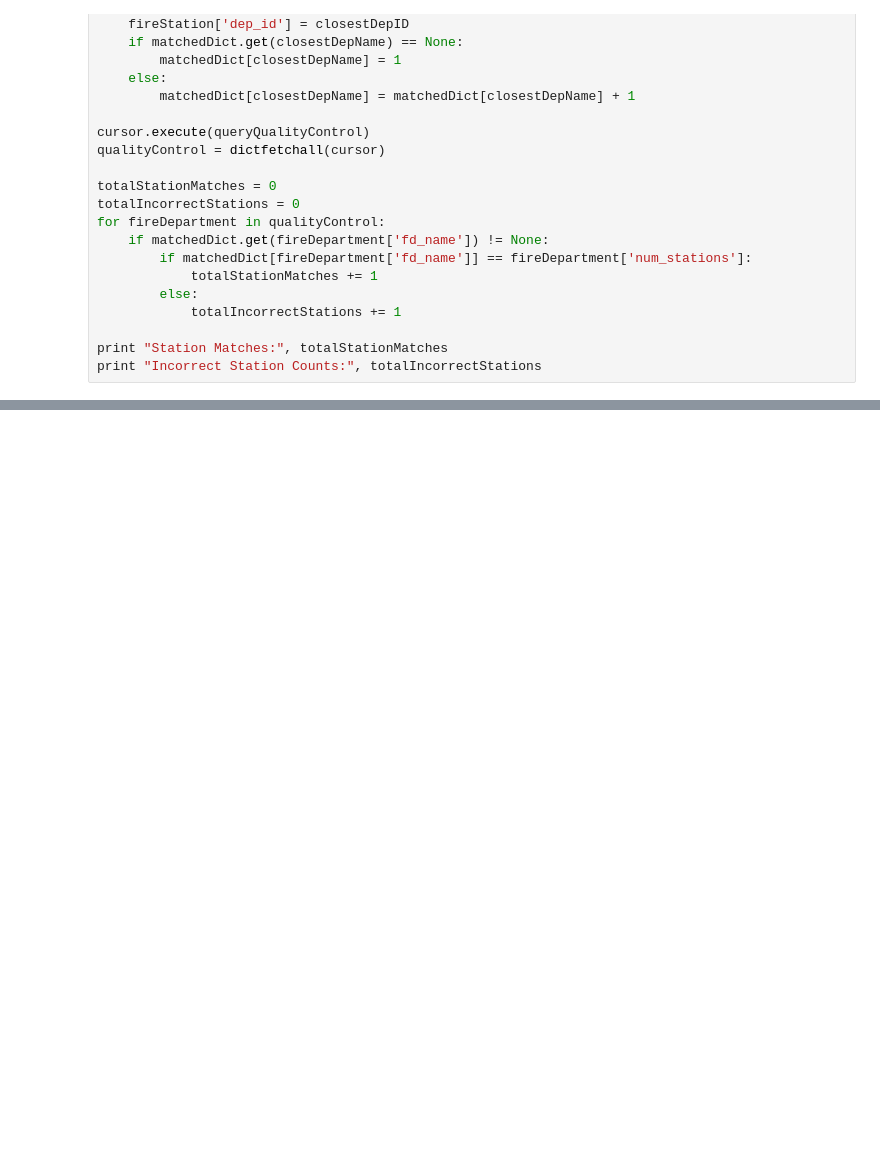
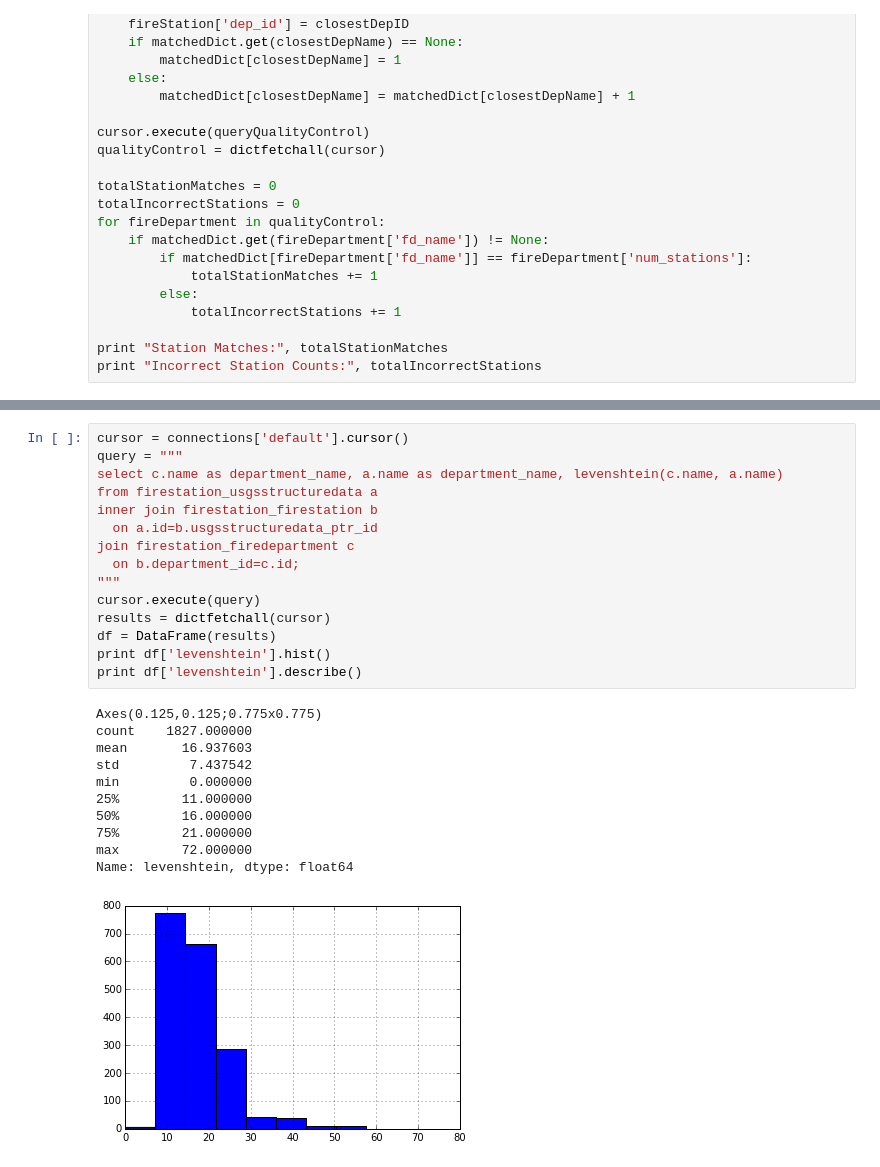
Before and after one commit to FireCARES/firecares, a Jupyter notebook: scripts/notebooks/Station Matching .ipynb, the cells around one changed output, grey strips where cells are left out. Cells and saved outputs as stored; diff of their text form; blank space fills up the shorter version.

```diff
--- a/scripts/notebooks/Station Matching .ipynb
+++ b/scripts/notebooks/Station Matching .ipynb
@@ -207,0 +385,27 @@ print "Incorrect Station Counts:", totalIncorrectStations
+# %%
+cursor = connections['default'].cursor()
+query = """
+select c.name as department_name, a.name as department_name, levenshtein(c.name, a.name)
+from firestation_usgsstructuredata a
+inner join firestation_firestation b
+  on a.id=b.usgsstructuredata_ptr_id
+join firestation_firedepartment c
+  on b.department_id=c.id;
+"""
+cursor.execute(query)
+results = dictfetchall(cursor)
+df = DataFrame(results)
+print df['levenshtein'].hist()
+print df['levenshtein'].describe()
+# %% [output]
+Axes(0.125,0.125;0.775x0.775)
+count    1827.000000
+mean       16.937603
+std         7.437542
+min         0.000000
+25%        11.000000
+50%        16.000000
+75%        21.000000
+max        72.000000
+Name: levenshtein, dtype: float64
+[figure, added]
```
Also changed, not shown: parts of 5 cells of this notebook.
